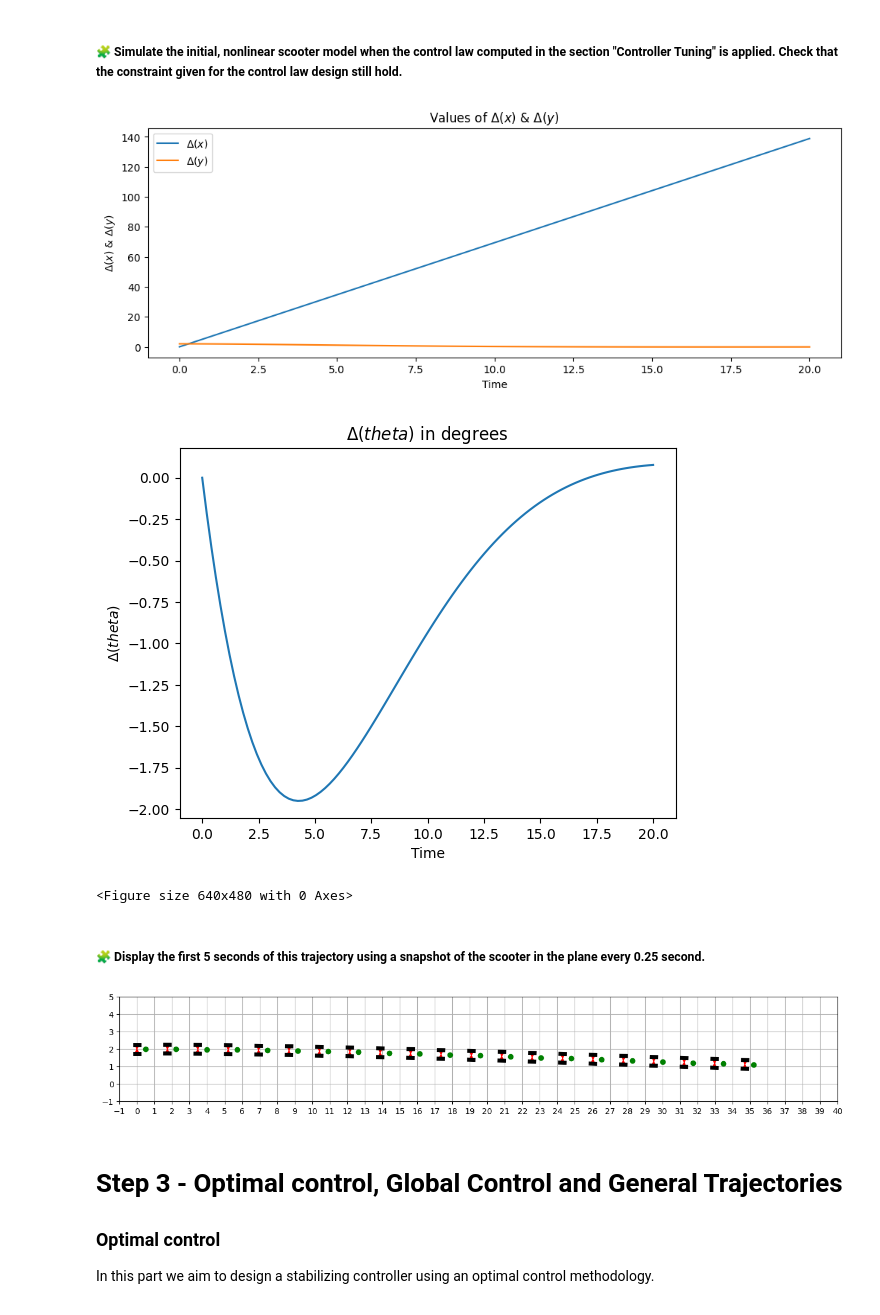
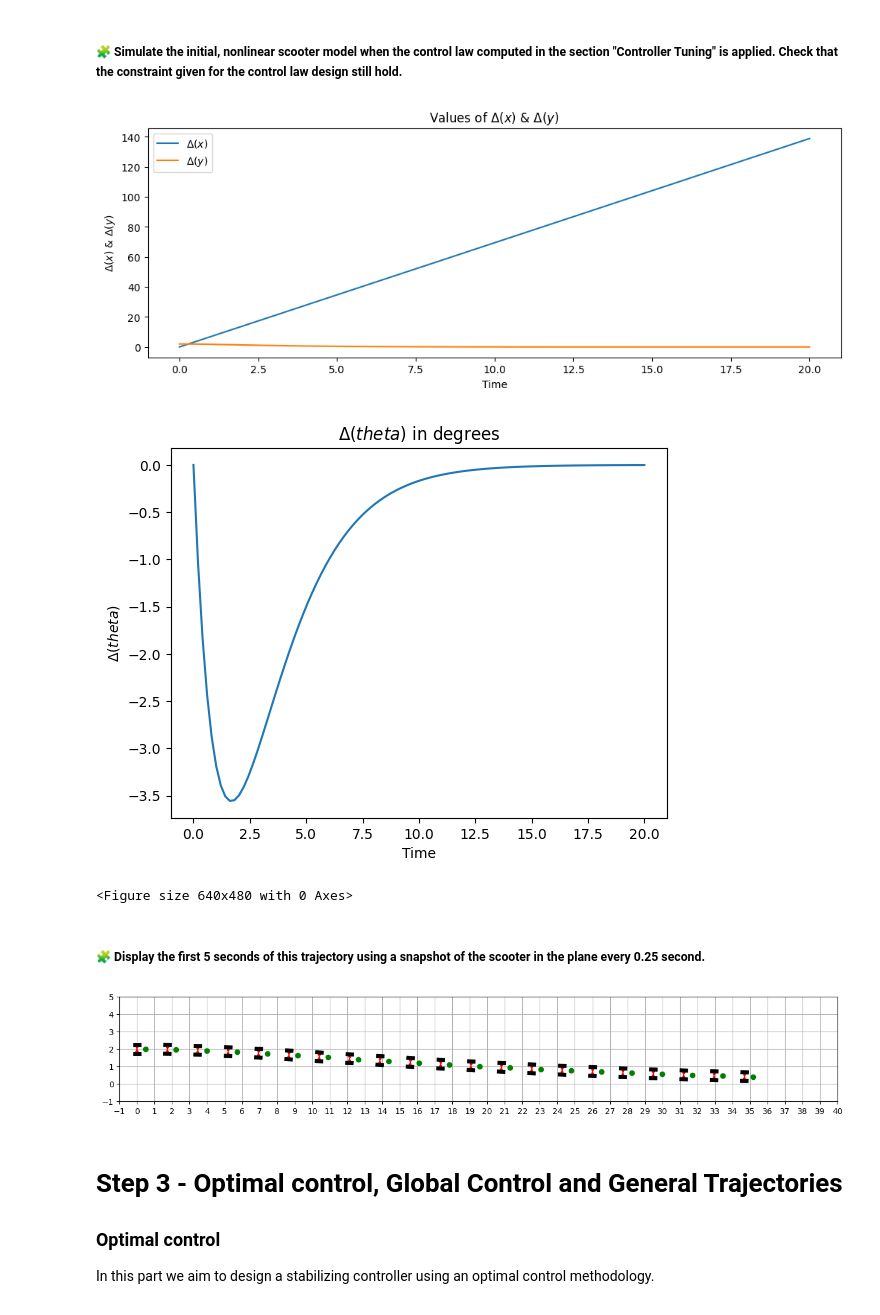
Before and after one commit to Youssef-ADOUIRI/control-engineering-with-python-project-2023-2024, a Jupyter notebook: Project-part-3.ipynb, the cells around one changed output. Cells and saved outputs as stored; diff of their text form; code cells hidden in the pictures.

```diff
--- a/Project-part-3.ipynb
+++ b/Project-part-3.ipynb
@@ -657,39 +657,39 @@ def fun2(t, xytheta):
 
 
 tf=20
-results = solve_ivp(fun=fun2,t_span=[0,20],y0=[0,2,0],dense_output=True, rtol=1e-6, atol=1e-6)
+results2 = solve_ivp(fun=fun2,t_span=[0,20],y0=[0,2,0],dense_output=True, rtol=1e-6, atol=1e-6)
 t = linspace(0,tf, 100)
 
-delta_X=results["sol"](t)
+delta_X=results2["sol"](t)
 
 delta_x, delta_y, delta_theta = delta_X
 
 
 
 plt.figure(figsize=(12, 4))
 
 
 plt.plot(t, delta_x,label="$\Delta(x)$")
 plt.plot(t, delta_y,label="$\Delta(y)$")
 plt.xlabel('Time')
 plt.ylabel('$\Delta(x)$ & $\Delta(y)$')
 plt.title('Values of $\Delta(x)$ & $\Delta(y)$')
 plt.legend()
 figure()
 
 plt.plot(t, delta_theta*180/pi)
 
 plt.xlabel('Time')
 plt.ylabel('$\Delta(theta)$')
 plt.title('$\Delta(theta)$ in degrees')
 figure()
 
 
 plt.tight_layout()
 plt.show()
 # %% [output]
-[figure, old version]
+[figure, new version]
-[figure, old version]
+[figure, new version]
 <Figure size 640x480 with 0 Axes>
 # %% [markdown]
 ##### 🧩 Display the first 5 seconds of this trajectory using a snapshot of the scooter in the plane every 0.25 second.
@@ -698,12 +698,12 @@ step = 0.25
 
 t = arange(0,5+step,step)
 y0=[0, 2, 0]
-sol_t = results["sol"](t)
+sol_t = results2["sol"](t)
 draw_arena(-1, 40, -1, 5)
 for x, y, theta in sol_t.T:
   draw_scooter(x, y, theta)
 # %% [output]
-[figure, old version]
+[figure, new version]
 # %% [markdown]
 # Step 3 - Optimal control, Global Control and General Trajectories
 
```
Also changed, not shown: parts of 2 cells of this notebook.
